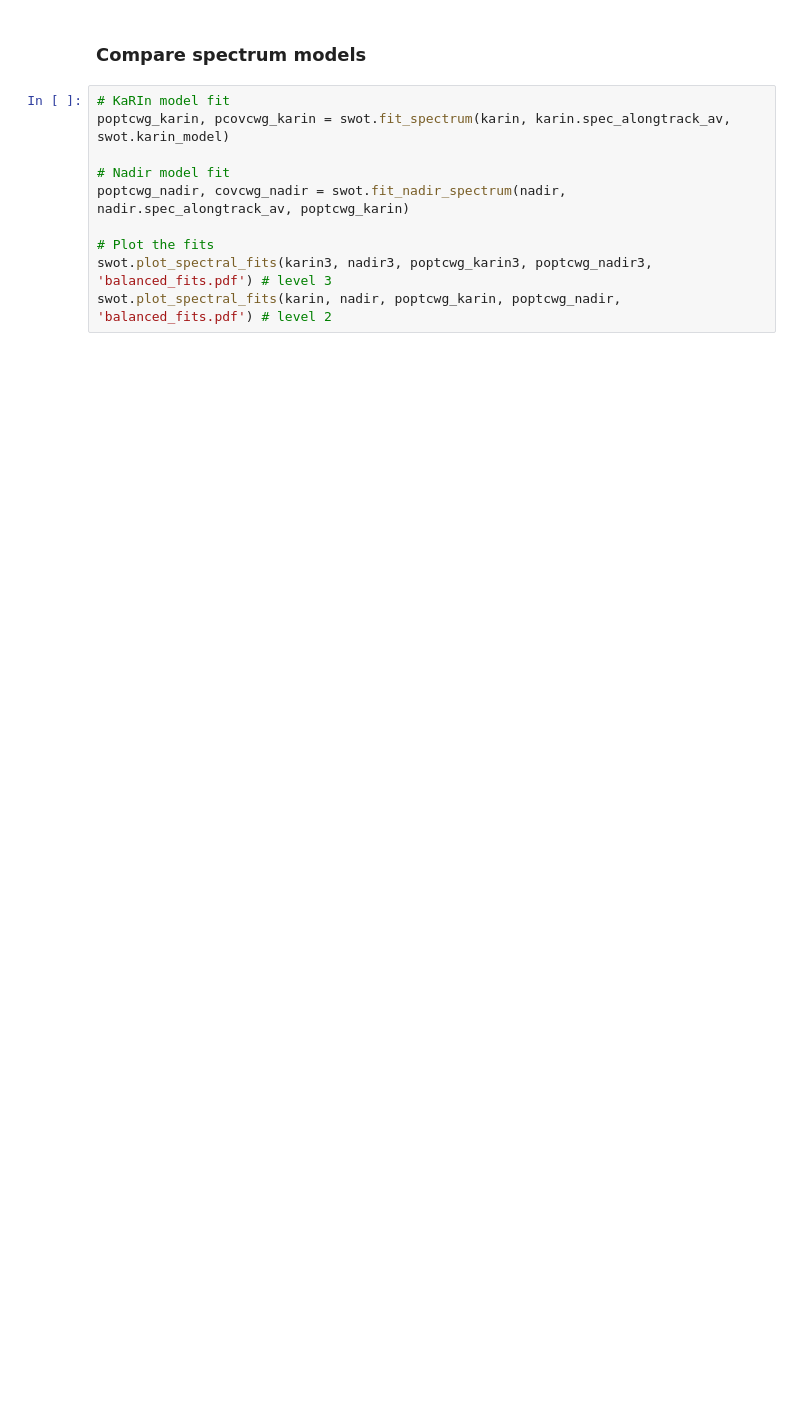
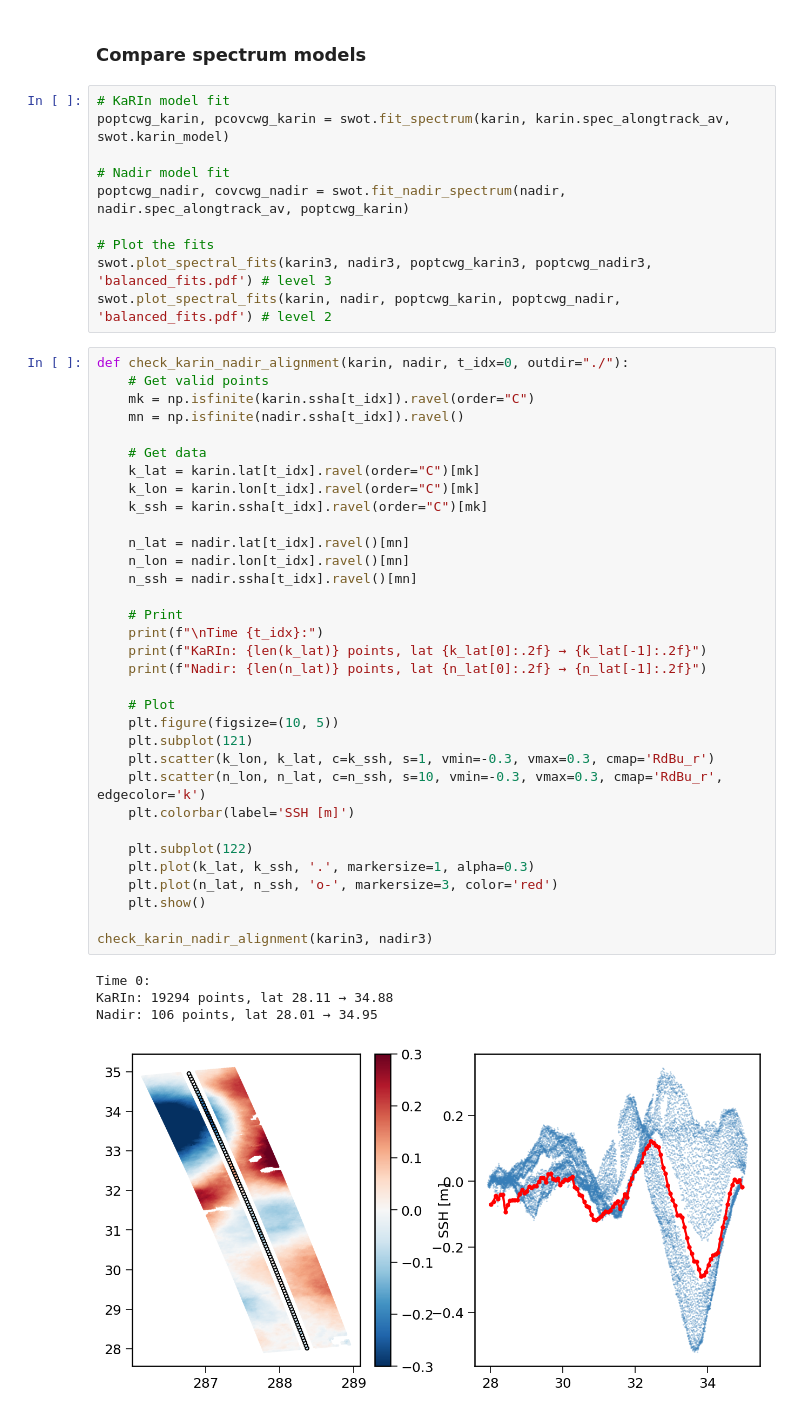
Before and after one commit to jwskinner/SWOT-balanced-extraction, a Jupyter notebook: Spectral_Models_and_Fields_L3.ipynb, the cells around one changed output. Drawn from its saved outputs; the diff is of its cells as text; blank space fills up the shorter version.

```diff
--- a/Spectral_Models_and_Fields_L3.ipynb
+++ b/Spectral_Models_and_Fields_L3.ipynb
@@ -514,3 +515,41 @@ poptcwg_nadir, covcwg_nadir = swot.fit_nadir_spectrum(nadir, nadir.spec_alongtra
 # Plot the fits
 swot.plot_spectral_fits(karin3, nadir3, poptcwg_karin3, poptcwg_nadir3, 'balanced_fits.pdf') # level 3
 swot.plot_spectral_fits(karin, nadir, poptcwg_karin, poptcwg_nadir, 'balanced_fits.pdf') # level 2
+# %%
+def check_karin_nadir_alignment(karin, nadir, t_idx=0, outdir="./"):
+    # Get valid points
+    mk = np.isfinite(karin.ssha[t_idx]).ravel(order="C")
+    mn = np.isfinite(nadir.ssha[t_idx]).ravel()
+
+    # Get data
+    k_lat = karin.lat[t_idx].ravel(order="C")[mk]
+    k_lon = karin.lon[t_idx].ravel(order="C")[mk]
+    k_ssh = karin.ssha[t_idx].ravel(order="C")[mk]
+
+    n_lat = nadir.lat[t_idx].ravel()[mn]
+    n_lon = nadir.lon[t_idx].ravel()[mn]
+    n_ssh = nadir.ssha[t_idx].ravel()[mn]
+
+    # Print
+    print(f"\nTime {t_idx}:")
+    print(f"KaRIn: {len(k_lat)} points, lat {k_lat[0]:.2f} → {k_lat[-1]:.2f}")
+    print(f"Nadir: {len(n_lat)} points, lat {n_lat[0]:.2f} → {n_lat[-1]:.2f}")
+
+    # Plot
+    plt.figure(figsize=(10, 5))
+    plt.subplot(121)
+    plt.scatter(k_lon, k_lat, c=k_ssh, s=1, vmin=-0.3, vmax=0.3, cmap='RdBu_r')
+    plt.scatter(n_lon, n_lat, c=n_ssh, s=10, vmin=-0.3, vmax=0.3, cmap='RdBu_r', edgecolor='k')
+    plt.colorbar(label='SSH [m]')
+
+    plt.subplot(122)
+    plt.plot(k_lat, k_ssh, '.', markersize=1, alpha=0.3)
+    plt.plot(n_lat, n_ssh, 'o-', markersize=3, color='red')
+    plt.show()
+
+check_karin_nadir_alignment(karin3, nadir3)
+# %% [output]
+Time 0:
+KaRIn: 19294 points, lat 28.11 → 34.88
+Nadir: 106 points, lat 28.01 → 34.95
+[figure, added]
```
Also changed, not shown: parts of 9 cells of this notebook, 7 other files.
